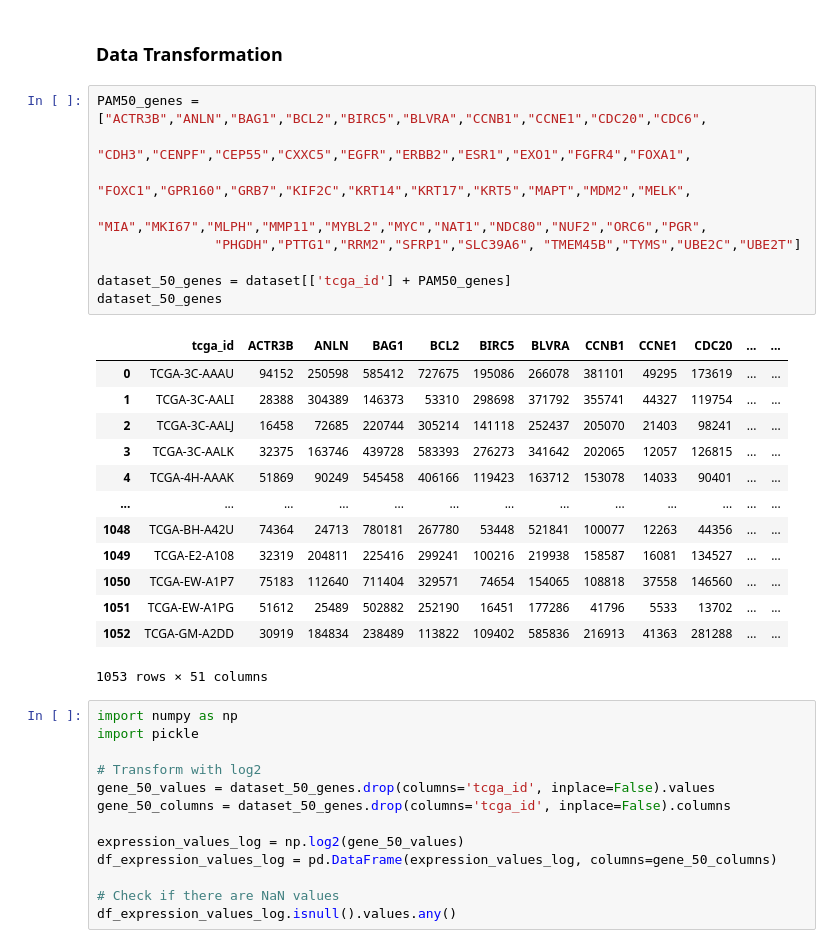
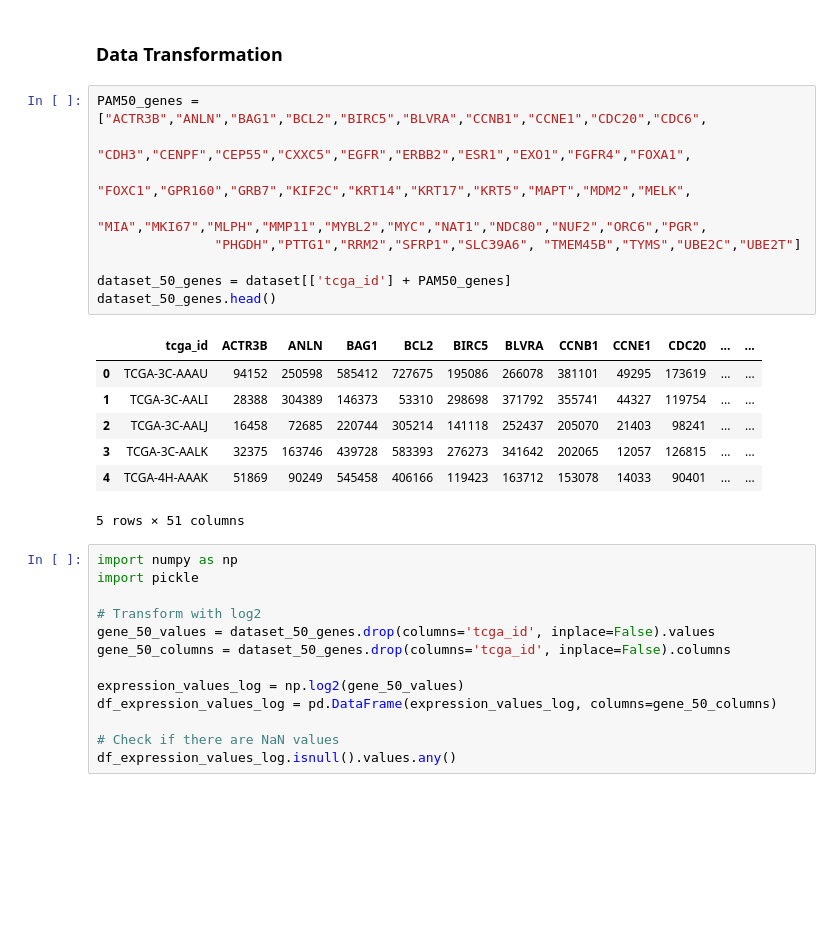
Before and after one commit to ivamilojkovic/ML-GeneExpression-CancerSubtype-Classification, a Jupyter notebook: src/data_exploration.ipynb, the cells around one changed output. Cells and saved outputs as stored; diff of their text form; blank space fills up the shorter version.

```diff
--- a/src/data_exploration.ipynb
+++ b/src/data_exploration.ipynb
@@ -53,26 +53,20 @@ Cancer types:  ['Breast Invasive Carcinoma']
 # %%
 PAM50_genes = ["ACTR3B","ANLN","BAG1","BCL2","BIRC5","BLVRA","CCNB1","CCNE1","CDC20","CDC6",
                "CDH3","CENPF","CEP55","CXXC5","EGFR","ERBB2","ESR1","EXO1","FGFR4","FOXA1",
                "FOXC1","GPR160","GRB7","KIF2C","KRT14","KRT17","KRT5","MAPT","MDM2","MELK",
                "MIA","MKI67","MLPH","MMP11","MYBL2","MYC","NAT1","NDC80","NUF2","ORC6","PGR",
                "PHGDH","PTTG1","RRM2","SFRP1","SLC39A6", "TMEM45B","TYMS","UBE2C","UBE2T"]
 
 dataset_50_genes = dataset[['tcga_id'] + PAM50_genes]
-dataset_50_genes
+dataset_50_genes.head()
 # %% [output]
 |  | tcga_id | ACTR3B | ANLN | BAG1 | BCL2 | BIRC5 | BLVRA | CCNB1 | CCNE1 | CDC20 | ... | ... |
 | 0 | TCGA-3C-AAAU | 94152 | 250598 | 585412 | 727675 | 195086 | 266078 | 381101 | 49295 | 173619 | ... | ... |
 | 1 | TCGA-3C-AALI | 28388 | 304389 | 146373 | 53310 | 298698 | 371792 | 355741 | 44327 | 119754 | ... | ... |
 | 2 | TCGA-3C-AALJ | 16458 | 72685 | 220744 | 305214 | 141118 | 252437 | 205070 | 21403 | 98241 | ... | ... |
 | 3 | TCGA-3C-AALK | 32375 | 163746 | 439728 | 583393 | 276273 | 341642 | 202065 | 12057 | 126815 | ... | ... |
 | 4 | TCGA-4H-AAAK | 51869 | 90249 | 545458 | 406166 | 119423 | 163712 | 153078 | 14033 | 90401 | ... | ... |
-| ... | ... | ... | ... | ... | ... | ... | ... | ... | ... | ... | ... | ... |
-| 1048 | TCGA-BH-A42U | 74364 | 24713 | 780181 | 267780 | 53448 | 521841 | 100077 | 12263 | 44356 | ... | ... |
-| 1049 | TCGA-E2-A108 | 32319 | 204811 | 225416 | 299241 | 100216 | 219938 | 158587 | 16081 | 134527 | ... | ... |
-| 1050 | TCGA-EW-A1P7 | 75183 | 112640 | 711404 | 329571 | 74654 | 154065 | 108818 | 37558 | 146560 | ... | ... |
-| 1051 | TCGA-EW-A1PG | 51612 | 25489 | 502882 | 252190 | 16451 | 177286 | 41796 | 5533 | 13702 | ... | ... |
-| 1052 | TCGA-GM-A2DD | 30919 | 184834 | 238489 | 113822 | 109402 | 585836 | 216913 | 41363 | 281288 | ... | ... |
-1053 rows × 51 columns
+5 rows × 51 columns
 # %%
 import numpy as np
 import pickle
```
Also changed, not shown: parts of 9 cells of this notebook, 4 other files.
